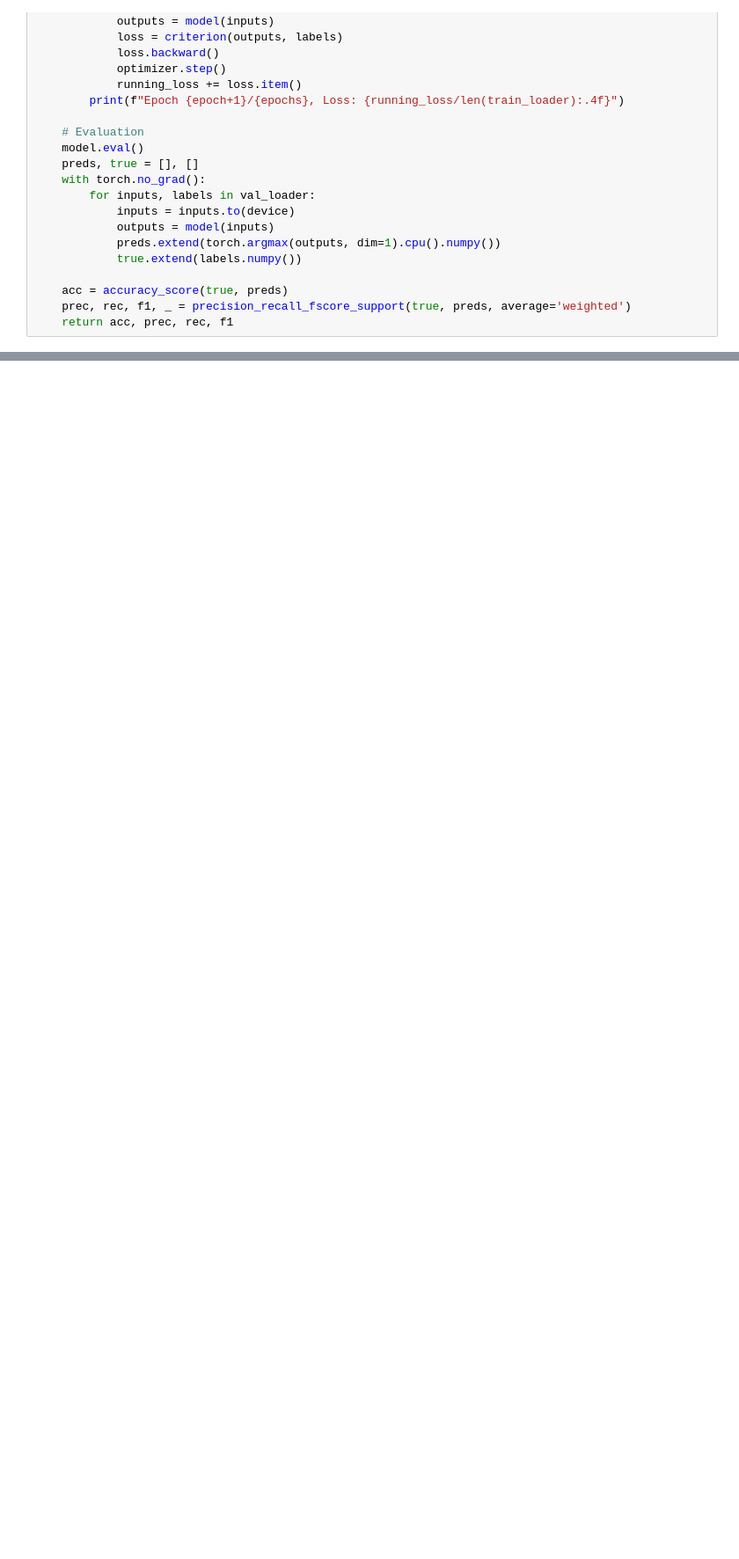
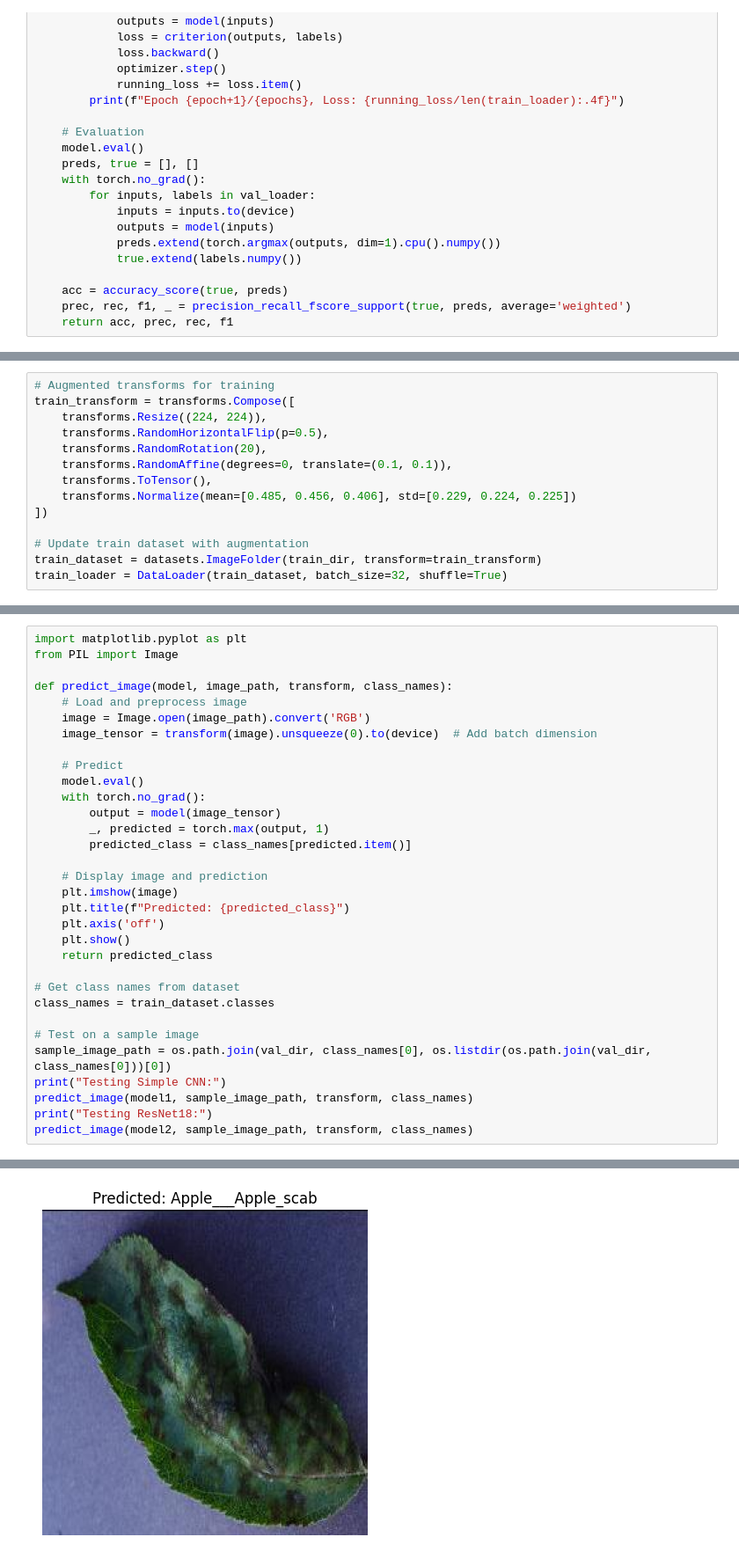
Before and after one commit to nisilachandunu/Plant-Disease-Detection-Using-Leaf-Images, a Jupyter notebook: train.ipynb, the cells around one changed output, grey strips where cells are left out. Shown at 88% size. Cells and saved outputs as stored; diff of their text form; blank space fills up the shorter version.

Commit message:
trained and saved models & preprocess changes

```diff
--- a/train.ipynb
+++ b/train.ipynb
@@ -105,0 +132,14 @@ def train_model(model, train_loader, val_loader, epochs=5):
+# %%
+# Augmented transforms for training
+train_transform = transforms.Compose([
+    transforms.Resize((224, 224)),
+    transforms.RandomHorizontalFlip(p=0.5),
+    transforms.RandomRotation(20),
+    transforms.RandomAffine(degrees=0, translate=(0.1, 0.1)),
+    transforms.ToTensor(),
+    transforms.Normalize(mean=[0.485, 0.456, 0.406], std=[0.229, 0.224, 0.225])
+])
+
+# Update train dataset with augmentation
+train_dataset = datasets.ImageFolder(train_dir, transform=train_transform)
+train_loader = DataLoader(train_dataset, batch_size=32, shuffle=True)
@@ -105,0 +149,33 @@ def train_model(model, train_loader, val_loader, epochs=5):
+# %%
+import matplotlib.pyplot as plt
+from PIL import Image
+
+def predict_image(model, image_path, transform, class_names):
+    # Load and preprocess image
+    image = Image.open(image_path).convert('RGB')
+    image_tensor = transform(image).unsqueeze(0).to(device)  # Add batch dimension
+
+    # Predict
+    model.eval()
+    with torch.no_grad():
+        output = model(image_tensor)
+        _, predicted = torch.max(output, 1)
+        predicted_class = class_names[predicted.item()]
+
+    # Display image and prediction
+    plt.imshow(image)
+    plt.title(f"Predicted: {predicted_class}")
+    plt.axis('off')
+    plt.show()
+    return predicted_class
+
+# Get class names from dataset
+class_names = train_dataset.classes
+
+# Test on a sample image
+sample_image_path = os.path.join(val_dir, class_names[0], os.listdir(os.path.join(val_dir, class_names[0]))[0])
+print("Testing Simple CNN:")
+predict_image(model1, sample_image_path, transform, class_names)
+print("Testing ResNet18:")
+predict_image(model2, sample_image_path, transform, class_names)
+# %% [output]
@@ -105,0 +183 @@ def train_model(model, train_loader, val_loader, epochs=5):
+[figure, added]
```
Also changed, not shown: parts of 5 cells of this notebook, 1 other file.
